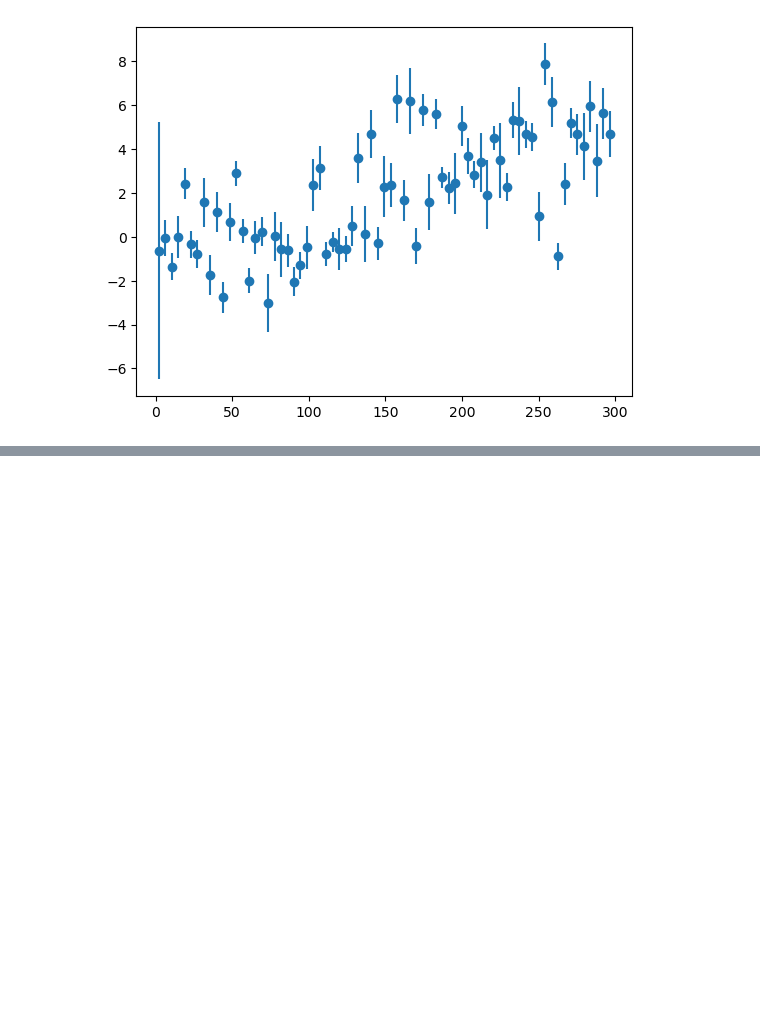
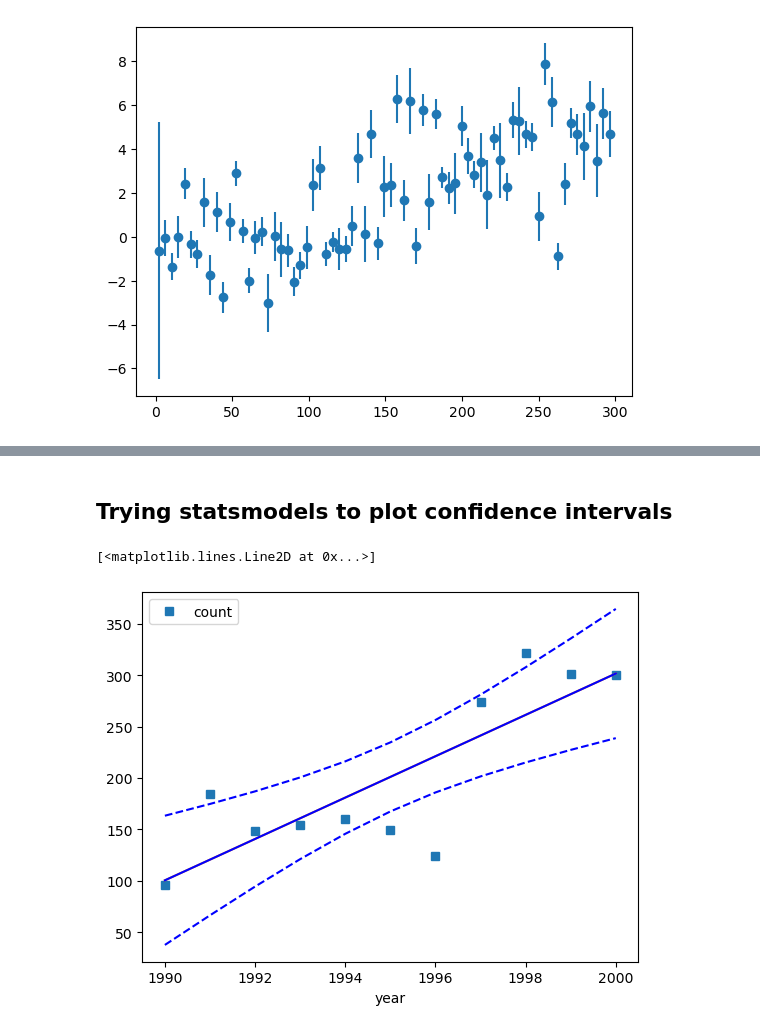
Before and after one commit to ldeo-glaciology/xapres, a Jupyter notebook: notebooks/test_notes/strain_rate_fit_uncertainties.ipynb, the cells around one changed output, grey strips where cells are left out. Cells and saved outputs as stored; diff of their text form; code cells hidden in the pictures; blank space fills up the shorter version.

```diff
--- a/notebooks/test_notes/strain_rate_fit_uncertainties.ipynb
+++ b/notebooks/test_notes/strain_rate_fit_uncertainties.ipynb
@@ -177,0 +606,33 @@ Data variables:
+# %% [markdown]
+## Trying statsmodels to plot confidence intervals
+# %%
+import pandas as pd
+import statsmodels.api as sm
+import matplotlib.pyplot as plt
+
+df = pd.DataFrame({'year':['1990','1991','1992','1993','1994','1995','1996','1997','1998','1999','2000'],
+                   'count':[96,184,148,154,160,149,124,274,322,301,300]})
+df['year'] = df['year'].astype(float)
+X = sm.add_constant(df['year'].values)
+ols_model = sm.OLS(df['count'].values, X)
+est = ols_model.fit()
+out = est.conf_int(alpha=0.05, cols=None)
+
+fig, ax = plt.subplots()
+df.plot(x='year',y='count',linestyle='None',marker='s', ax=ax)
+y_pred = est.predict(X)
+x_pred = df.year.values
+ax.plot(x_pred,y_pred)
+
+pred = est.get_prediction(X).summary_frame()
+ax.plot(x_pred,pred['mean_ci_lower'],linestyle='--',color='blue')
+ax.plot(x_pred,pred['mean_ci_upper'],linestyle='--',color='blue')
+
+# Alternative way to plot
+def line(x,b=0,m=1):
+    return m*x+b
+
+ax.plot(x_pred,line(x_pred,est.params[0],est.params[1]),color='blue')
+# %% [output]
+[<matplotlib.lines.Line2D at 0x...>]
+[figure, added]
```
Also changed, not shown: parts of 59 cells of this notebook, 1 other file.
